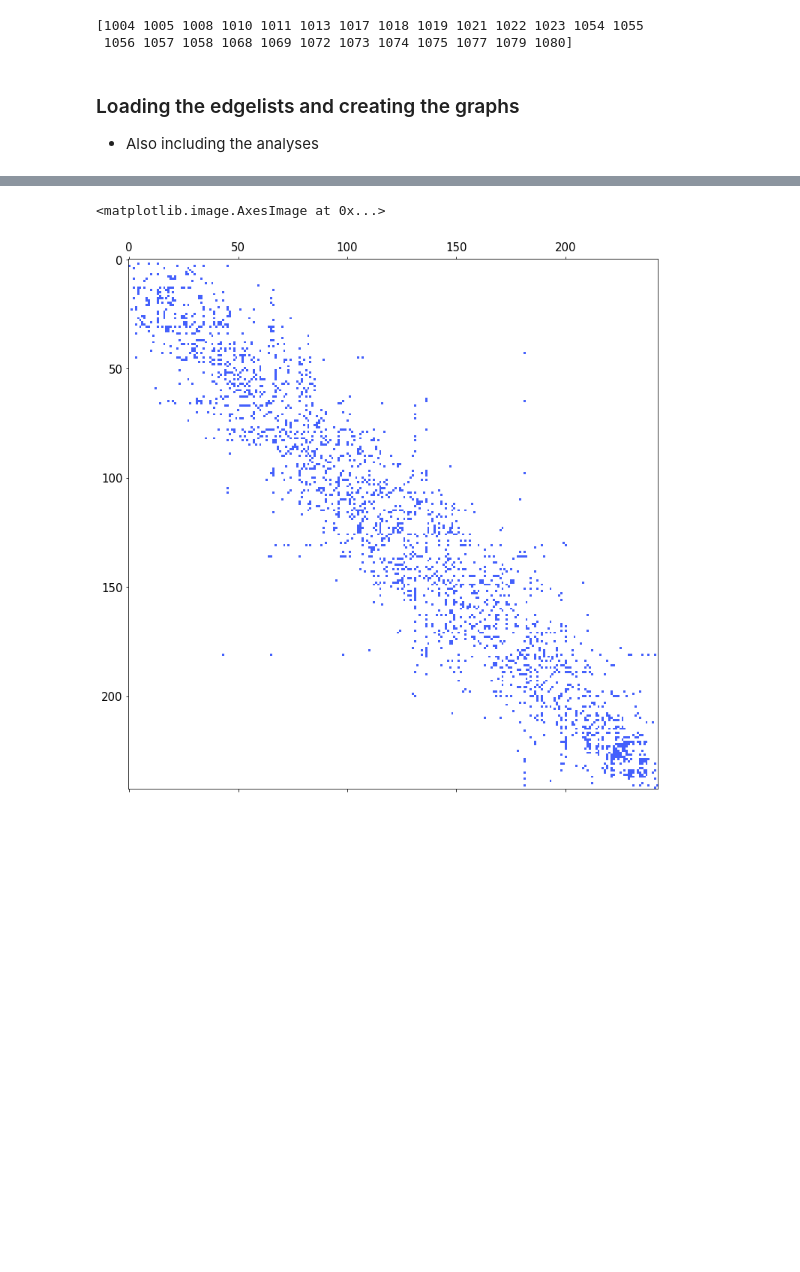
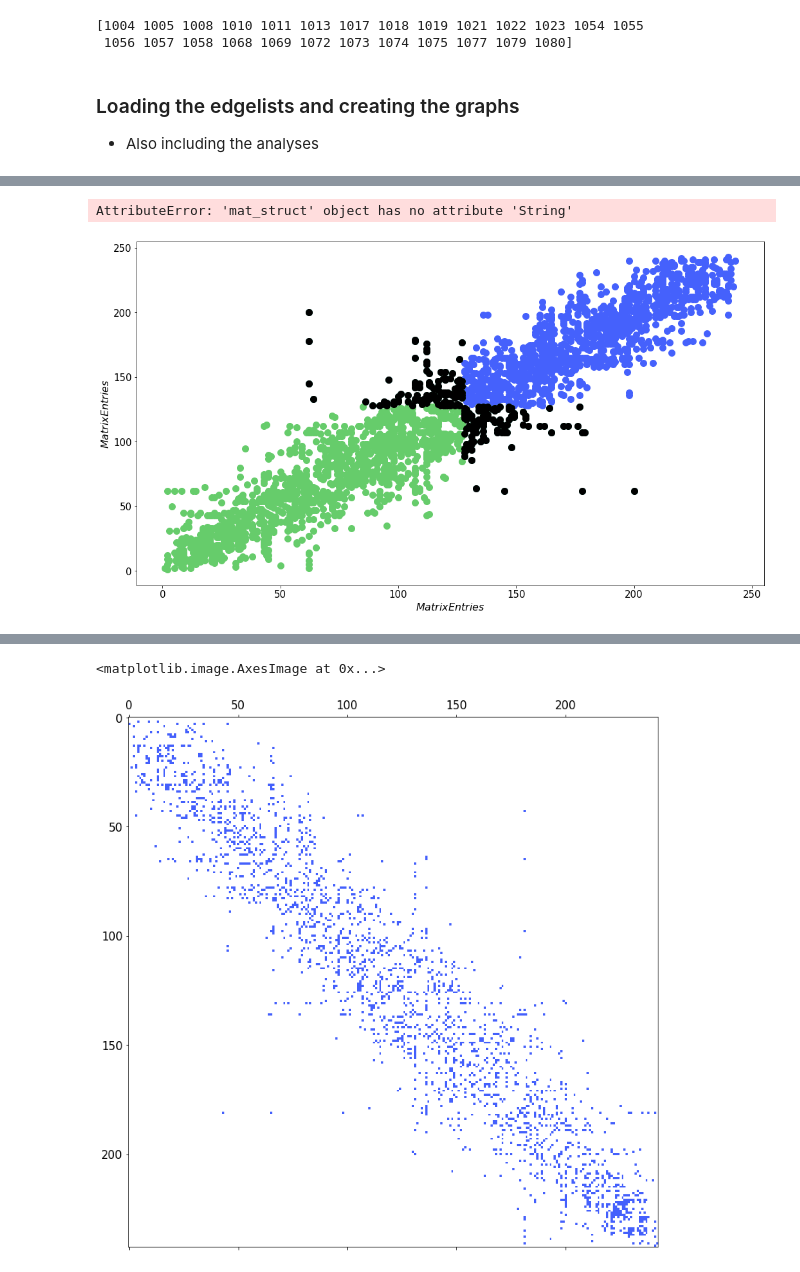
Before and after one commit to lucasessmann/GTA_ET, a Jupyter notebook: GraphAnalysis.ipynb, the cells around one changed output, grey strips where cells are left out. Saved outputs shown, nothing was run; the diff lists cells and outputs as text; code cells hidden in the pictures; blank space fills up the shorter version.

```diff
--- a/GraphAnalysis.ipynb
+++ b/GraphAnalysis.ipynb
@@ -837,0 +851,5 @@ Done
+# %%
+plotFig(GIT_GRAPH_PATH + '1074_SpyMatrix.fig')
+# %% [output]
+AttributeError: 'mat_struct' object has no attribute 'String'
+[figure, added]
```
Also changed, not shown: parts of 5 cells of this notebook, 2 other files.
